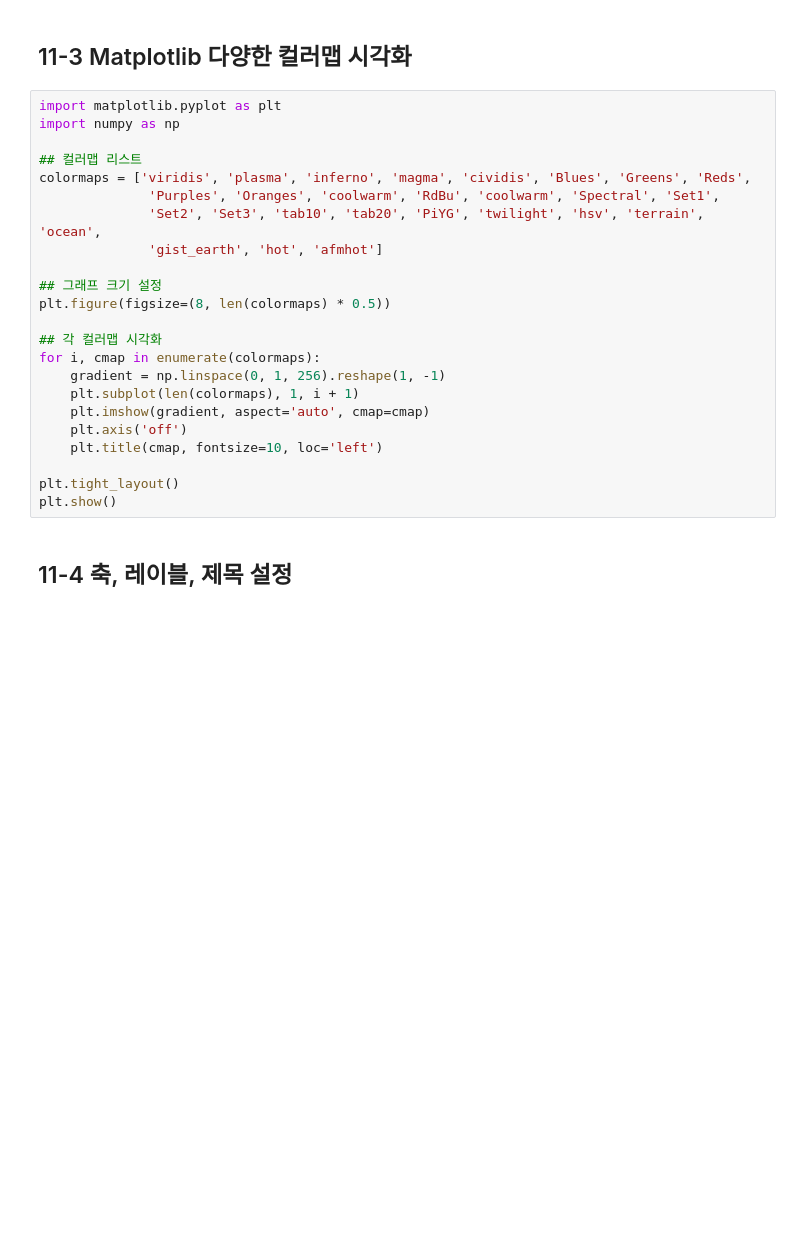
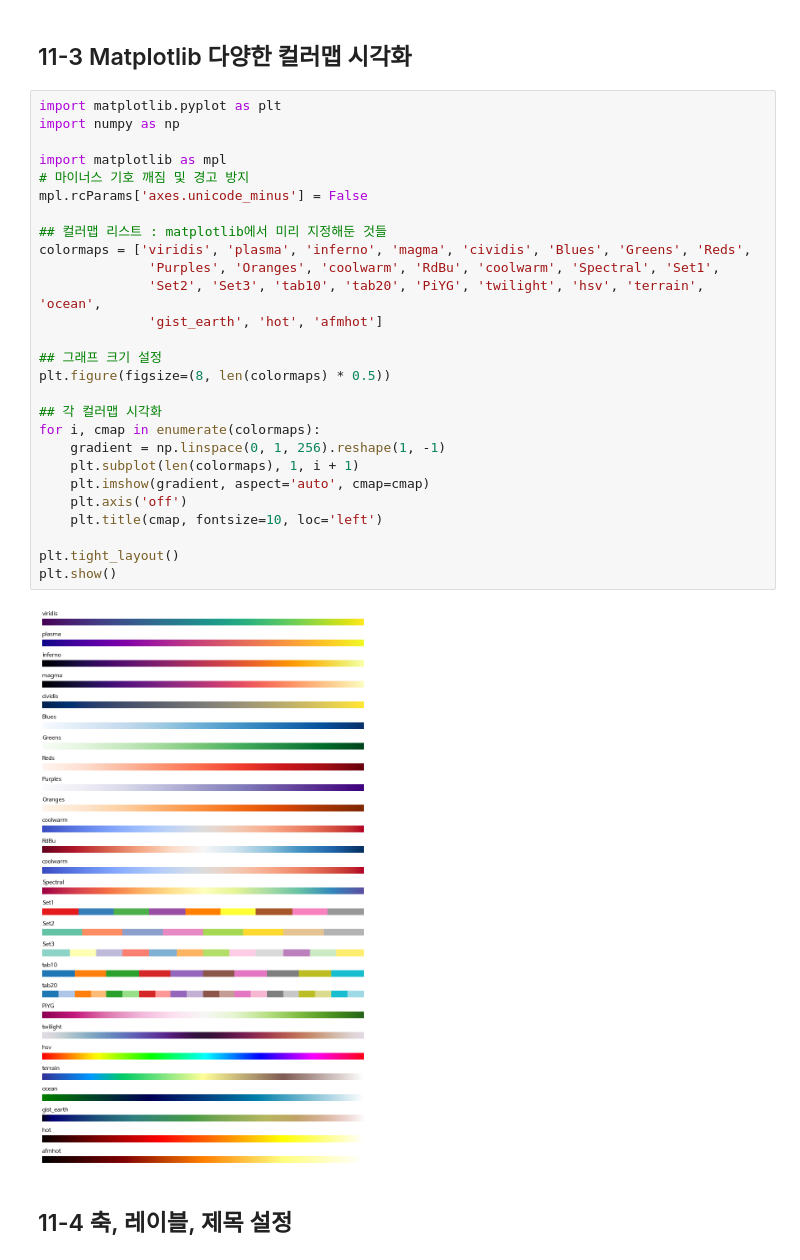
Before and after one commit to jj-it-lab/Data-Analysis-with-Open-Source, a Jupyter notebook: 오픈소스_데이터_분석_11강.ipynb, the cells around one changed output. Drawn from its saved outputs; the diff is of its cells as text; blank space fills up the shorter version.

```diff
--- a/오픈소스_데이터_분석_11강.ipynb
+++ b/오픈소스_데이터_분석_11강.ipynb
@@ -54,26 +54,32 @@ plt.show()
 # %%
 import matplotlib.pyplot as plt
 import numpy as np
 
-## 컬러맵 리스트
+import matplotlib as mpl
+# 마이너스 기호 깨짐 및 경고 방지
+mpl.rcParams['axes.unicode_minus'] = False
+
+## 컬러맵 리스트 : matplotlib에서 미리 지정해둔 것들
 colormaps = ['viridis', 'plasma', 'inferno', 'magma', 'cividis', 'Blues', 'Greens', 'Reds',
               'Purples', 'Oranges', 'coolwarm', 'RdBu', 'coolwarm', 'Spectral', 'Set1',
               'Set2', 'Set3', 'tab10', 'tab20', 'PiYG', 'twilight', 'hsv', 'terrain', 'ocean',
               'gist_earth', 'hot', 'afmhot']
 
 ## 그래프 크기 설정
 plt.figure(figsize=(8, len(colormaps) * 0.5))
 
 ## 각 컬러맵 시각화
 for i, cmap in enumerate(colormaps):
     gradient = np.linspace(0, 1, 256).reshape(1, -1)
     plt.subplot(len(colormaps), 1, i + 1)
     plt.imshow(gradient, aspect='auto', cmap=cmap)
     plt.axis('off')
     plt.title(cmap, fontsize=10, loc='left')
 
 plt.tight_layout()
 plt.show()
+# %% [output]
+[figure, added]
 # %% [markdown]
 ## 11-4 축, 레이블, 제목 설정
 # %%
```
Also changed, not shown: parts of 3 cells of this notebook.
